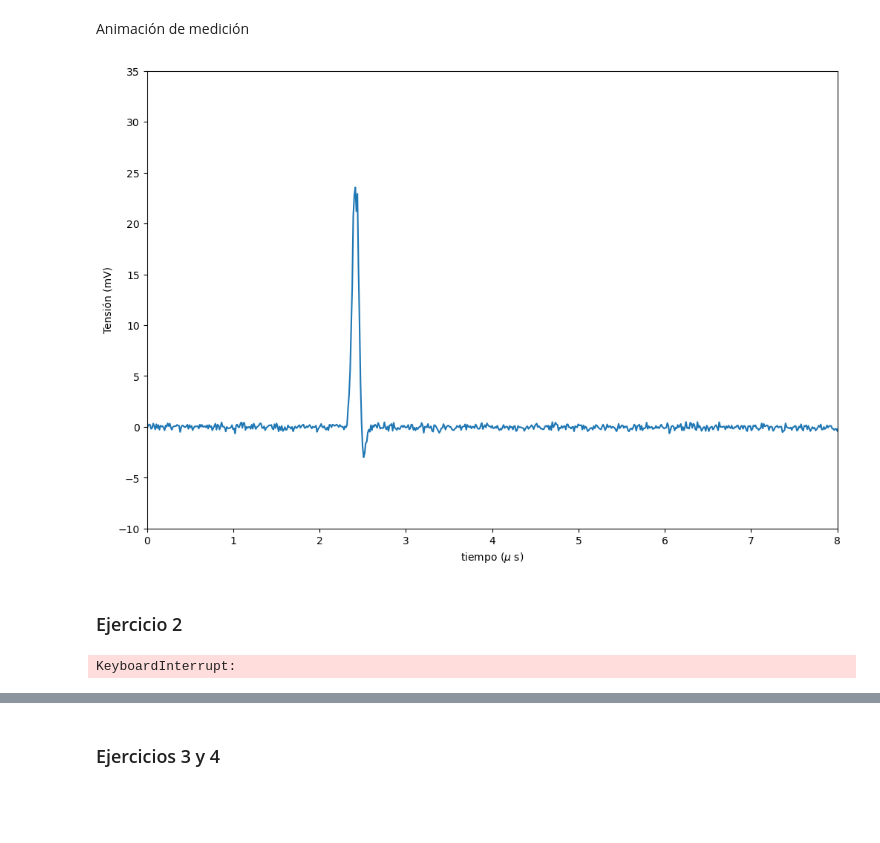
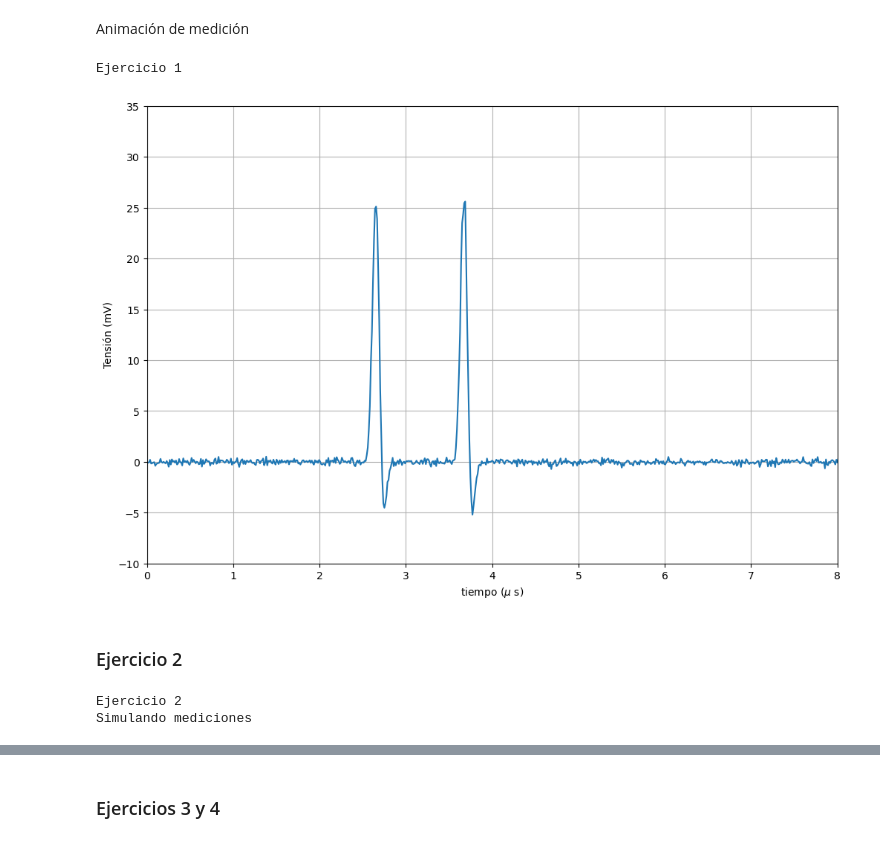
Before and after one commit to Lupama2/IntroPython, a Jupyter notebook: Ejercicios a entregar/Final/simulacion_de_medicion_y_analisis_de_datos.ipynb, the cells around one changed output, grey strips where cells are left out. Saved outputs shown, nothing was run; the diff lists cells and outputs as text; code cells hidden in the pictures; blank space fills up the shorter version.

Commit message:
Termino el ejercicio final

```diff
--- a/Ejercicios a entregar/Final/simulacion_de_medicion_y_analisis_de_datos.ipynb
+++ b/Ejercicios a entregar/Final/simulacion_de_medicion_y_analisis_de_datos.ipynb
@@ -316,36 +316,39 @@ Animación de medición
 # %matplotlib tk #Descomentar al final TO-DO
 # %%
 # plt.ioff() #Descomentar al final TO-DO
+
+print("Ejercicio 1")
 
 # Creamos los datos
 T0_P = {1.8:0.3, 2.8:0.1, 5:0.6}
 M = 1000
 N_med = 10 #nro de mediciones
 
 def update_line(num, line):
   '''
   Actualiza la medición en la animación
   '''
   t_array, medicion_array = medicion(T0_P, M)
   line.set_data(np.vstack([t_array, medicion_array]))
 
   return line,
 
 # Creo la figura e inicializo
 fig1, ax = plt.subplots(figsize=(12,8))
 # Grafico una línea sin puntos
 L, = plt.plot([], [], '-')
 # Determino características del gráfico
 ax.set_ylim([-10,35])
 ax.set_xlim([0,8])
 ax.set_ylabel("Tensión (mV)")
 ax.set_xlabel("tiempo ($\mu$ s)")
 #Animación
 line_ani = animation.FuncAnimation(fig1, update_line, N_med, fargs=(L,), interval=500, blit=True)
-
+plt.grid()
 plt.show()
 # %% [output]
+Ejercicio 1
-[figure, old version]
+[figure, new version]
 # %% [markdown]
 ### Ejercicio 2
 # %%
@@ -396,12 +399,14 @@ def mediciones_mean(T0_P, N, M):
 #Calculo el promedio de las mediciones y grafico
 
 T0_P = {1.8:0.3, 2.8:0.1, 5:0.6}
-N = 50000
+N = 10000
 M = 1000
+print(f"Ejercicio 2\nSimulando mediciones")
 
 t_array, mediciones_mean_array = mediciones_mean(T0_P, N, M)
 # %% [output]
-KeyboardInterrupt:
+Ejercicio 2
+Simulando mediciones
 # %%
 plt.plot(t_array, mediciones_mean_array)
 
```
Also changed, not shown: parts of 8 cells of this notebook, 1 other file.
